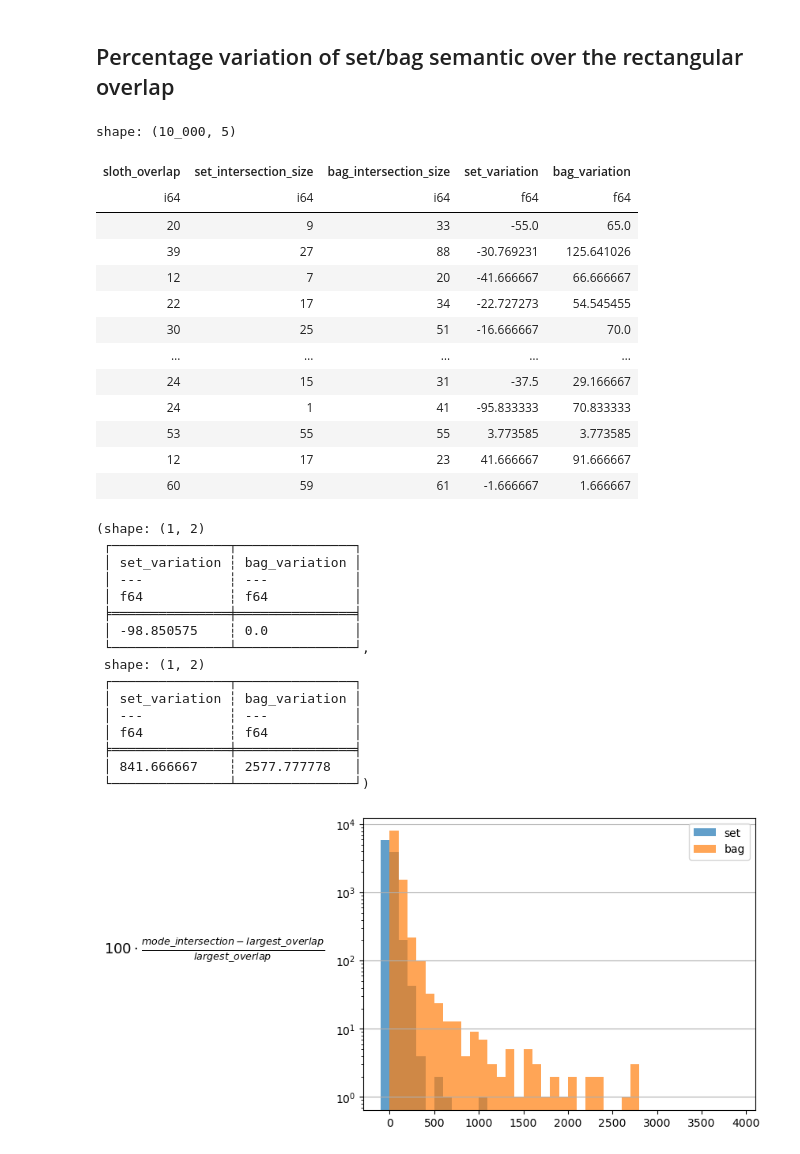
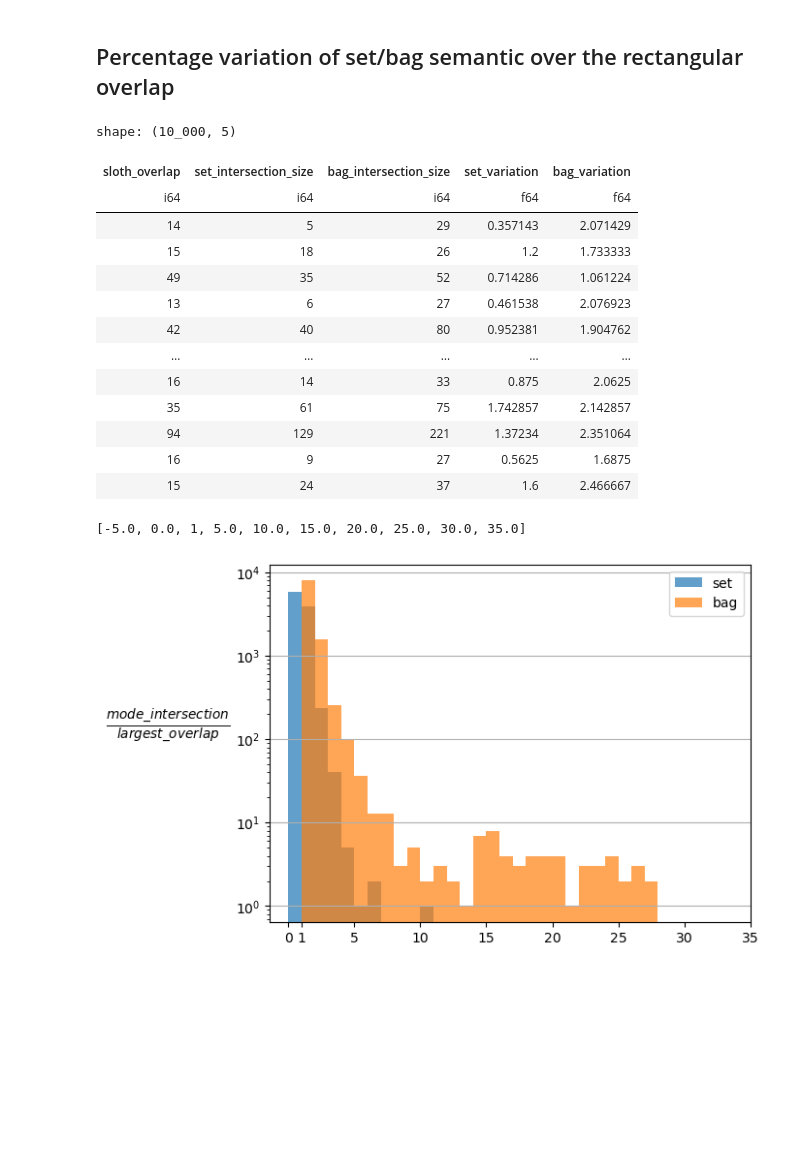
Before and after one commit to nanni00/datalake-table-finder, a Jupyter notebook: experiments/stuff.ipynb, the cells around one changed output. Saved outputs shown, nothing was run; the diff lists cells and outputs as text; code cells hidden in the pictures; blank space fills up the shorter version.

```diff
--- a/notebooks/stuff.ipynb
+++ b/experiments/stuff.ipynb
@@ -127,0 +150,11 @@ def most_frequent_tokens(test_name, dataset, mode, N):
+# %%
+tok = [r[0] for r in mft]
+f = [r[1] for r in mft]
+
+plt.barh(tok, f)
+plt.rcParams["figure.figsize"] = (10,20)
+plt.xscale('log')
+locs, labels = plt.xticks()
+plt.xticks(locs, labels, rotation=45)
+plt.show()
+# plt.savefig('comment_story_freq.png', bbox_inches='tight')
@@ -504,8 +583,8 @@ extrres = (
     extrres
     .filter((pl.col('sloth_overlap') > 10) & (pl.col('sloth_overlap') < 100))
     .select(['sloth_overlap', 'set_intersection_size', 'bag_intersection_size'])
-    .with_columns(((100 * pl.col('set_intersection_size') / pl.col('sloth_overlap')) - 100).alias('set_variation'))
-    .with_columns(((100 * pl.col('bag_intersection_size') / pl.col('sloth_overlap')) - 100).alias('bag_variation'))
+    .with_columns((pl.col('set_intersection_size') / pl.col('sloth_overlap')).alias('set_variation'))
+    .with_columns((pl.col('bag_intersection_size') / pl.col('sloth_overlap')).alias('bag_variation'))
 ).collect().sample(10000)
 
 extrres
@@ -513,46 +592,35 @@ extrres
 shape: (10_000, 5)
 | sloth_overlap | set_intersection_size | bag_intersection_size | set_variation | bag_variation |
 | i64 | i64 | i64 | f64 | f64 |
-| 20 | 9 | 33 | -55.0 | 65.0 |
-| 39 | 27 | 88 | -30.769231 | 125.641026 |
-| 12 | 7 | 20 | -41.666667 | 66.666667 |
-| 22 | 17 | 34 | -22.727273 | 54.545455 |
-| 30 | 25 | 51 | -16.666667 | 70.0 |
+| 14 | 5 | 29 | 0.357143 | 2.071429 |
+| 15 | 18 | 26 | 1.2 | 1.733333 |
+| 49 | 35 | 52 | 0.714286 | 1.061224 |
+| 13 | 6 | 27 | 0.461538 | 2.076923 |
+| 42 | 40 | 80 | 0.952381 | 1.904762 |
 | … | … | … | … | … |
-| 24 | 15 | 31 | -37.5 | 29.166667 |
-| 24 | 1 | 41 | -95.833333 | 70.833333 |
-| 53 | 55 | 55 | 3.773585 | 3.773585 |
-| 12 | 17 | 23 | 41.666667 | 91.666667 |
-| 60 | 59 | 61 | -1.666667 | 1.666667 |
+| 16 | 14 | 33 | 0.875 | 2.0625 |
+| 35 | 61 | 75 | 1.742857 | 2.142857 |
+| 94 | 129 | 221 | 1.37234 | 2.351064 |
+| 16 | 9 | 27 | 0.5625 | 1.6875 |
+| 15 | 24 | 37 | 1.6 | 2.466667 |
-# %%
-extrres.select(['set_variation', 'bag_variation']).min(), extrres.select(['set_variation', 'bag_variation']).max()
-# %% [output]
-(shape: (1, 2)
- ┌───────────────┬───────────────┐
- │ set_variation ┆ bag_variation │
- │ ---           ┆ ---           │
- │ f64           ┆ f64           │
- ╞═══════════════╪═══════════════╡
- │ -98.850575    ┆ 0.0           │
- └───────────────┴───────────────┘,
- shape: (1, 2)
- ┌───────────────┬───────────────┐
- │ set_variation ┆ bag_variation │
- │ ---           ┆ ---           │
- │ f64           ┆ f64           │
- ╞═══════════════╪═══════════════╡
- │ 841.666667    ┆ 2577.777778   │
- └───────────────┴───────────────┘)
 # %%
-plt.hist(extrres.select('set_variation'), alpha=0.7, width=100, bins=range(-100, 4000, 100), label='set')
-plt.hist(extrres.select('bag_variation'), alpha=0.7, width=100, bins=range(-100, 4000, 100), label='bag')
+import numpy as np
+plt.hist(extrres.select('set_variation'), alpha=0.7, bins=range(0, 30, 1), label='set')
+plt.hist(extrres.select('bag_variation'), alpha=0.7, bins=range(0, 30, 1), label='bag')
 plt.legend()
+xticks, labels = plt.xticks()
+xticks = xticks.tolist()
+labels.insert(2, 1)
+xticks.insert(2, 1)
+print(xticks)
+plt.xticks(xticks[1:], labels[1:])
 plt.grid(axis='y')
-plt.ylabel(r'$100 \cdot \frac{mode\_intersection - largest\_overlap}{largest\_overlap}$', labelpad=110, rotation=0, fontsize=13)
+plt.ylabel(r'$\frac{mode\_intersection}{largest\_overlap}$', labelpad=50, rotation=0, fontsize=14)
 plt.yscale('log')
 plt.savefig('/data4/nanni/set_bag_variation.png', bbox_inches='tight')
 # %% [output]
+[-5.0, 0.0, 1, 5.0, 10.0, 15.0, 20.0, 25.0, 30.0, 35.0]
-[figure, old version]
+[figure, new version]
 # %%
 
 extrres = extrres[['query_id', 'bag_size_q']].drop_duplicates()
```
Also changed, not shown: parts of 9 cells of this notebook, 38 other files.
